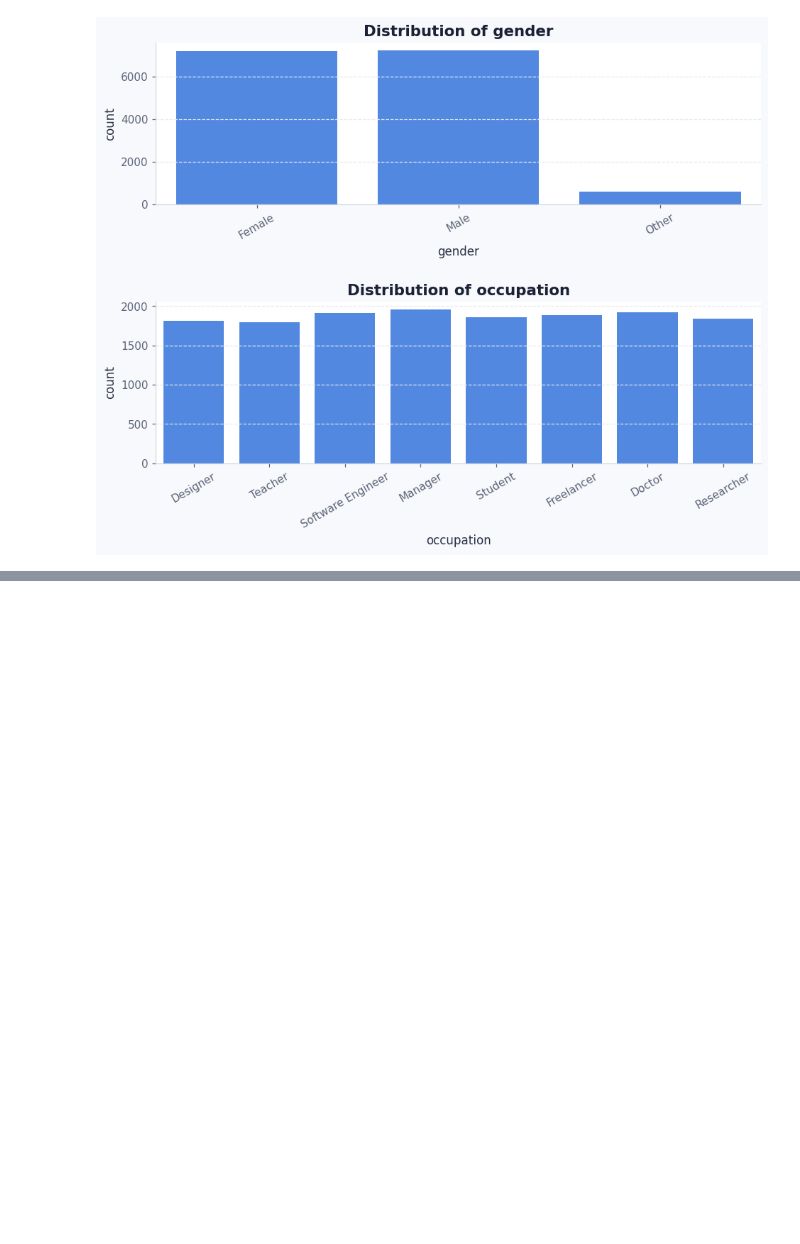
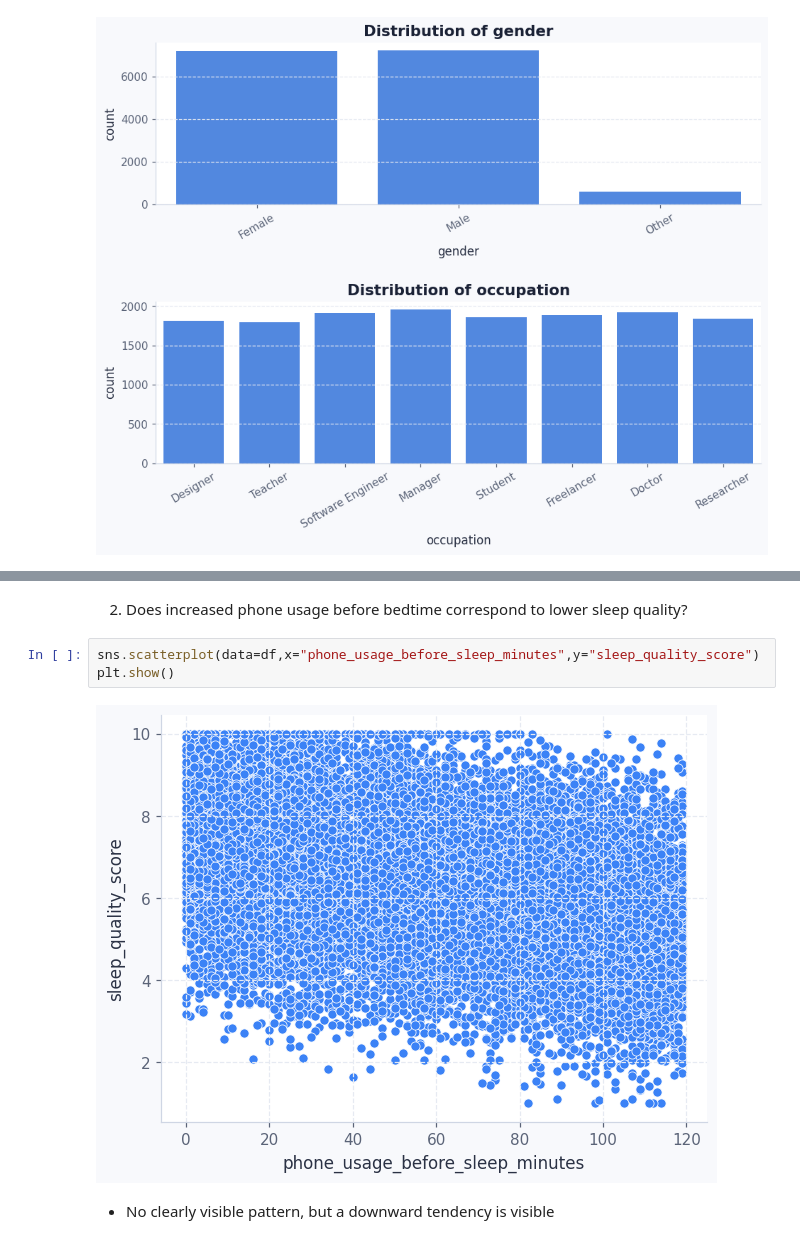
Before and after one commit to shivainlabs/Sleep-Screen-Time-and-Stress-Analysis, a Jupyter notebook: notebooks/01_data_understanding_eda.ipynb, the cells around one changed output, grey strips where cells are left out. Drawn from its saved outputs; the diff is of its cells as text; blank space fills up the shorter version.

```diff
--- a/notebooks/01_data_understanding_eda.ipynb
+++ b/notebooks/01_data_understanding_eda.ipynb
@@ -255,0 +368,9 @@ plt.show()
+# %% [markdown]
+2. Does increased phone usage before bedtime correspond to lower sleep quality?
+# %%
+sns.scatterplot(data=df,x="phone_usage_before_sleep_minutes",y="sleep_quality_score")
+plt.show()
+# %% [output]
+[figure, added]
+# %% [markdown]
+- No clearly visible pattern, but a downward tendency is visible
```
Also changed, not shown: parts of 18 cells of this notebook.
